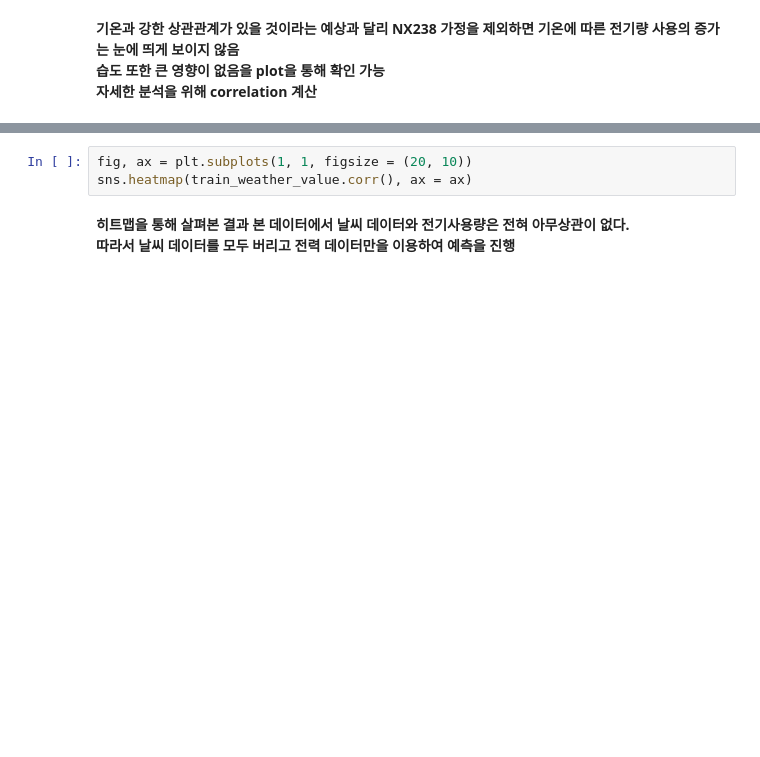
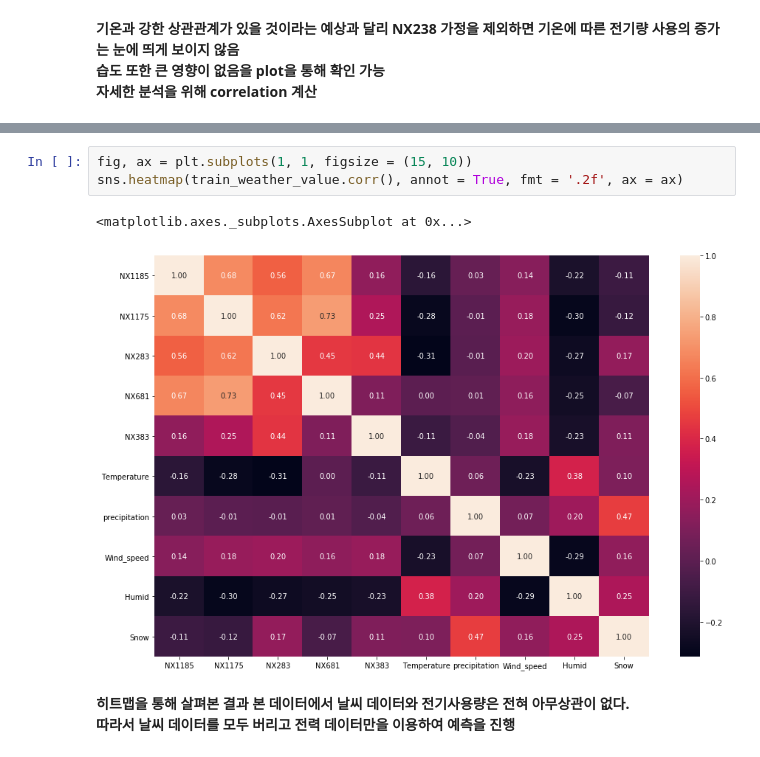
Before and after one commit to Kiminjo/electricity_usage_forecast, a Jupyter notebook: feature_engineering.ipynb, the cells around one changed output, grey strips where cells are left out. Cells and saved outputs as stored; diff of their text form; blank space fills up the shorter version.

Commit message:
modify preprocessing heatmap

```diff
--- a/feature_engineering.ipynb
+++ b/feature_engineering.ipynb
@@ -183,6 +213,9 @@ train_weather_value.set_index(['Time'])
 # %%
-fig, ax = plt.subplots(1, 1, figsize = (20, 10))
-sns.heatmap(train_weather_value.corr(), ax = ax)
+fig, ax = plt.subplots(1, 1, figsize = (15, 10))
+sns.heatmap(train_weather_value.corr(), annot = True, fmt = '.2f', ax = ax)
+# %% [output]
+<matplotlib.axes._subplots.AxesSubplot at 0x...>
+[figure, added]
 # %% [markdown]
 **히트맵을 통해 살펴본 결과 본 데이터에서 날씨 데이터와 전기사용량은 전혀 아무상관이 없다.**
 **따라서 날씨 데이터를 모두 버리고 전력 데이터만을 이용하여 예측을 진행**
```
Also changed, not shown: parts of 4 cells of this notebook, 3 other files.
